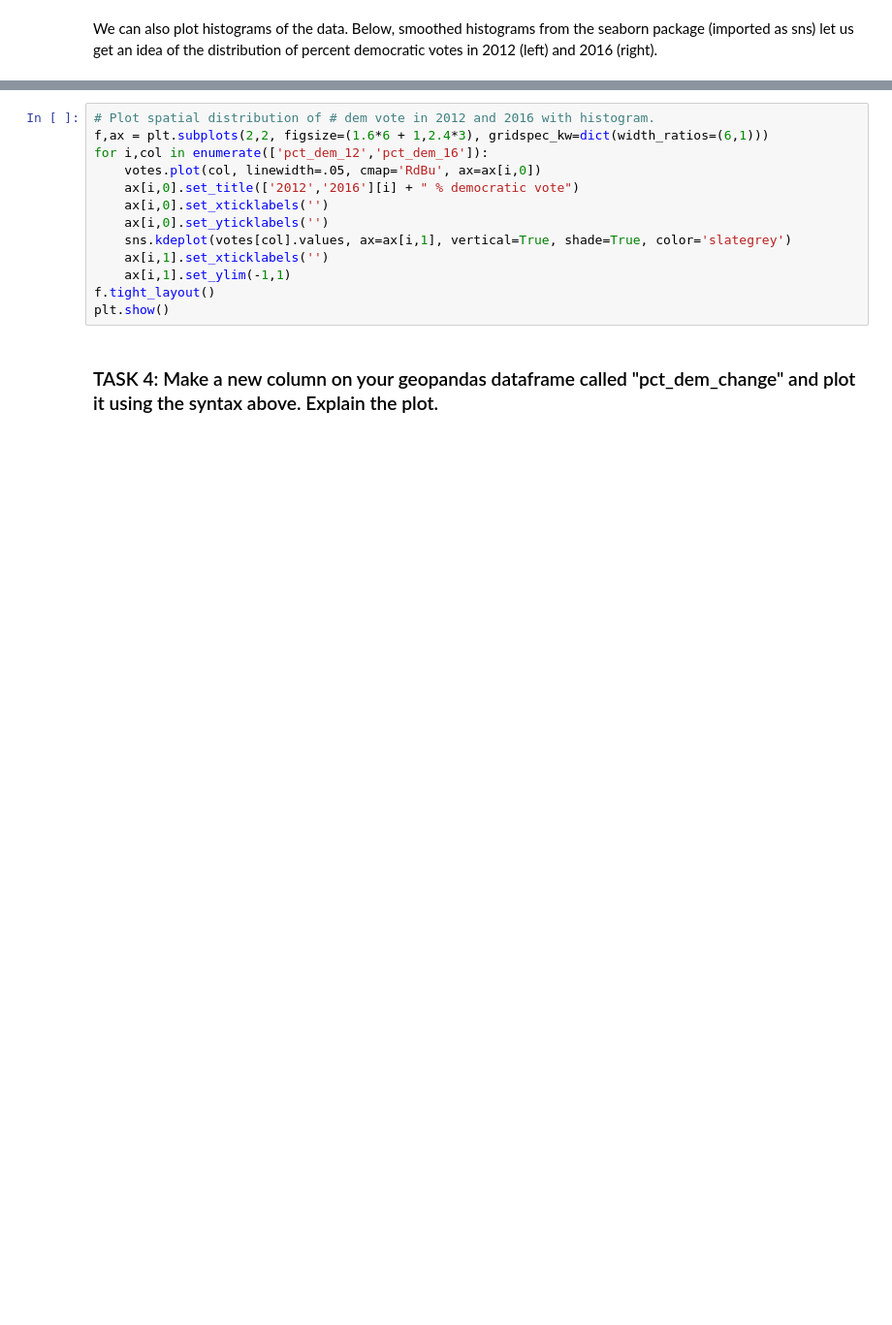
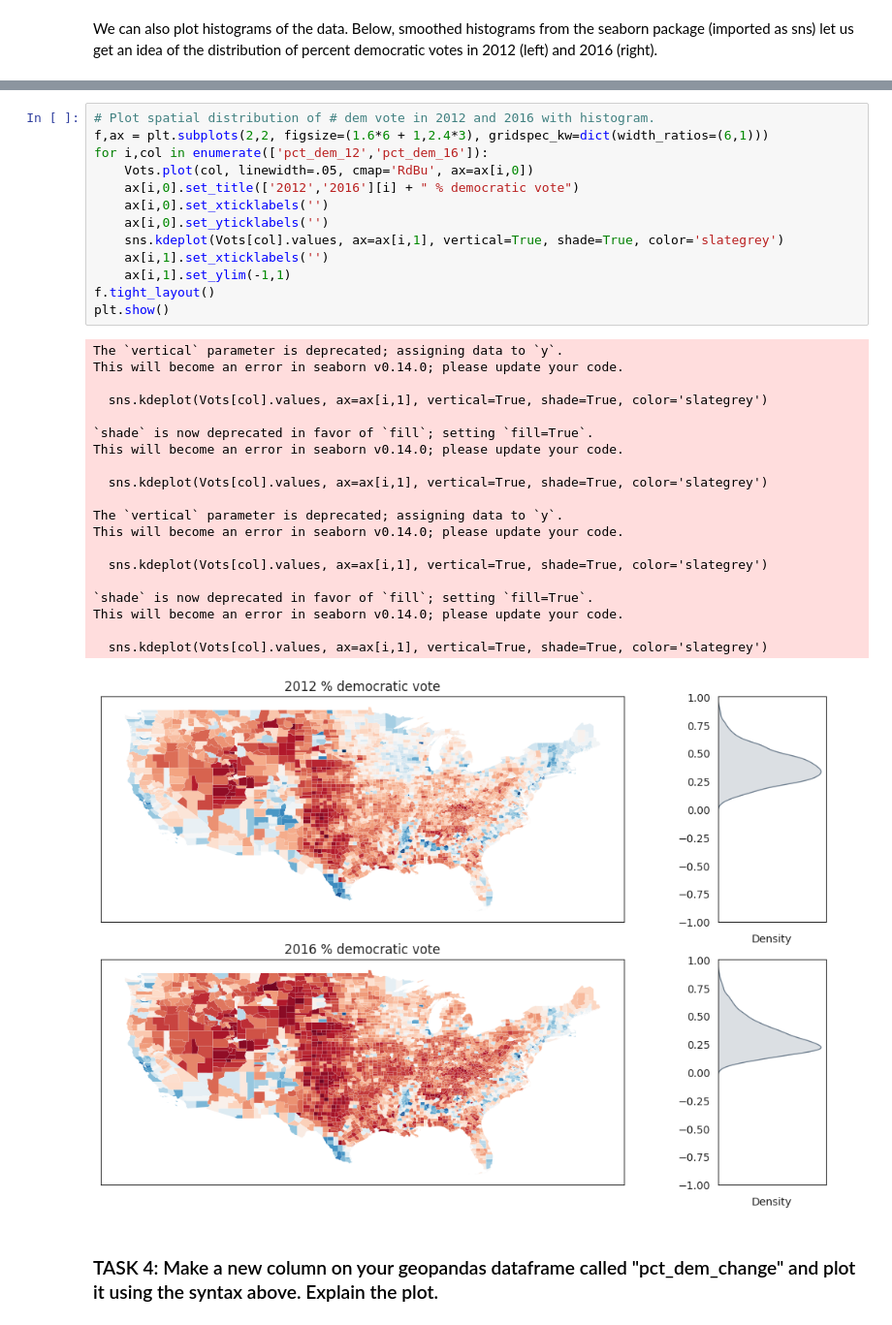
Before and after one commit to Asafaeinia/EnvDatSci, a Jupyter notebook: CodeSprints/FeatureDependence.ipynb, the cells around one changed output, grey strips where cells are left out. Shown at 97% size. Drawn from its saved outputs; the diff is of its cells as text; blank space fills up the shorter version.

```diff
--- a/CodeSprints/FeatureDependence.ipynb
+++ b/CodeSprints/FeatureDependence.ipynb
@@ -88,16 +156,37 @@ for i,col in enumerate(['pct_dem_12','pct_dem_16']):
 # %%
 # Plot spatial distribution of # dem vote in 2012 and 2016 with histogram.
 f,ax = plt.subplots(2,2, figsize=(1.6*6 + 1,2.4*3), gridspec_kw=dict(width_ratios=(6,1)))
 for i,col in enumerate(['pct_dem_12','pct_dem_16']):
-    votes.plot(col, linewidth=.05, cmap='RdBu', ax=ax[i,0])
+    Vots.plot(col, linewidth=.05, cmap='RdBu', ax=ax[i,0])
     ax[i,0].set_title(['2012','2016'][i] + " % democratic vote")
     ax[i,0].set_xticklabels('')
     ax[i,0].set_yticklabels('')
-    sns.kdeplot(votes[col].values, ax=ax[i,1], vertical=True, shade=True, color='slategrey')
+    sns.kdeplot(Vots[col].values, ax=ax[i,1], vertical=True, shade=True, color='slategrey')
     ax[i,1].set_xticklabels('')
     ax[i,1].set_ylim(-1,1)
 f.tight_layout()
 plt.show()
+# %% [output]
+The `vertical` parameter is deprecated; assigning data to `y`.
+This will become an error in seaborn v0.14.0; please update your code.
+
+  sns.kdeplot(Vots[col].values, ax=ax[i,1], vertical=True, shade=True, color='slategrey')
+
+`shade` is now deprecated in favor of `fill`; setting `fill=True`.
+This will become an error in seaborn v0.14.0; please update your code.
+
+  sns.kdeplot(Vots[col].values, ax=ax[i,1], vertical=True, shade=True, color='slategrey')
+
+The `vertical` parameter is deprecated; assigning data to `y`.
+This will become an error in seaborn v0.14.0; please update your code.
+
+  sns.kdeplot(Vots[col].values, ax=ax[i,1], vertical=True, shade=True, color='slategrey')
+
+`shade` is now deprecated in favor of `fill`; setting `fill=True`.
+This will become an error in seaborn v0.14.0; please update your code.
+
+  sns.kdeplot(Vots[col].values, ax=ax[i,1], vertical=True, shade=True, color='slategrey')
+[figure, added]
 # %% [markdown]
 ### TASK 4: Make a new column on your geopandas dataframe called "pct_dem_change" and plot it using the syntax above. Explain the plot.
 # %%
```
Also changed, not shown: parts of 46 cells of this notebook.
